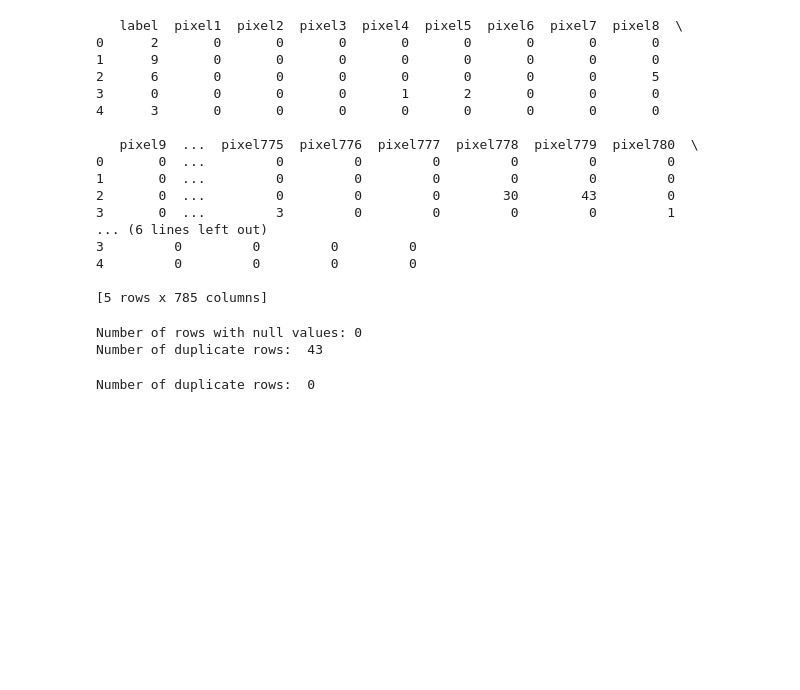
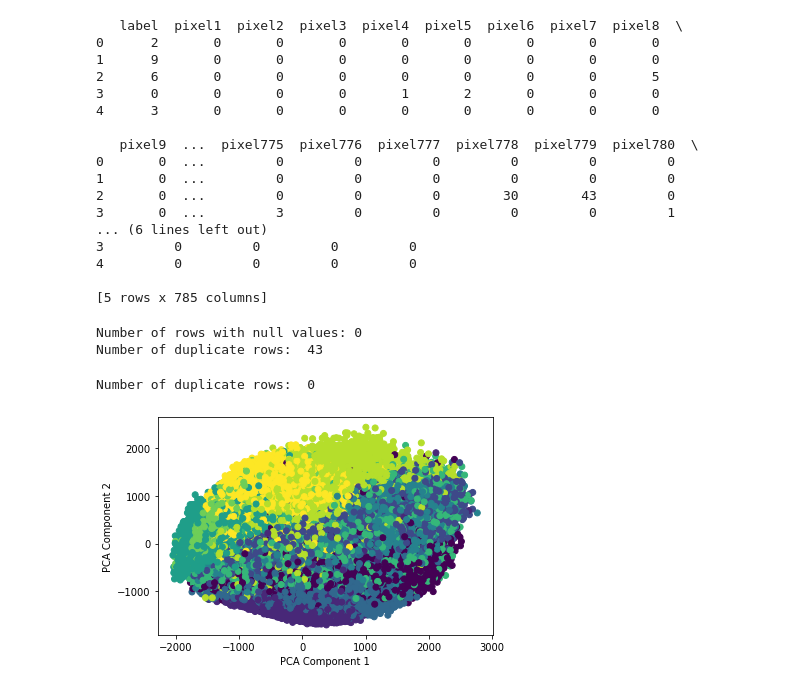
Before and after one commit to deleram/Fashion-MNIST-Classification, a Jupyter notebook: MNIST-classification.ipynb, the cells around one changed output. Saved outputs shown, nothing was run; the diff lists cells and outputs as text; code cells hidden in the pictures; blank space fills up the shorter version.

Commit message:
PCA implementation + visualization

```diff
--- a/MNIST-classification.ipynb
+++ b/MNIST-classification.ipynb
@@ -51,3 +51,40 @@ X_train = trainData.drop(columns=['label'])
 y_train = trainData['label']
 X_test = testData.drop(columns=['label'])
 y_test = testData['label']
+# %%
+import numpy as np
+
+#PCA
+
+def myPCA(X, k):
+    # STEP 1: Normalizing
+    mean = np.mean(X, axis=0)
+    X_mean = X - mean
+
+    # STEP 2: Covariance matrix
+    covariance = np.cov(X_mean.T)
+
+    # STEP 3: Eigenvalues and eigenvectors
+    eig_val, eig_vec = np.linalg.eig(covariance)
+
+    # Sorting them in descending order
+    index = eig_val.argsort()[::-1]
+    eig_vec = eig_vec[:, index]
+
+    # Applying dimensionality reduction
+    answer = X_mean @ eig_vec[:, :k]
+
+    return answer
+
+PCA_components = myPCA(X_train,3)
+# %%
+# 2d visualization
+
+import matplotlib.pyplot as plt
+
+plt.scatter(PCA_components[0], PCA_components[1], c=y_train)
+plt.xlabel('PCA Component 1')
+plt.ylabel('PCA Component 2')
+plt.show()
+# %% [output]
+[figure, added]
```
Also changed, not shown: parts of 1 cell of this notebook.
